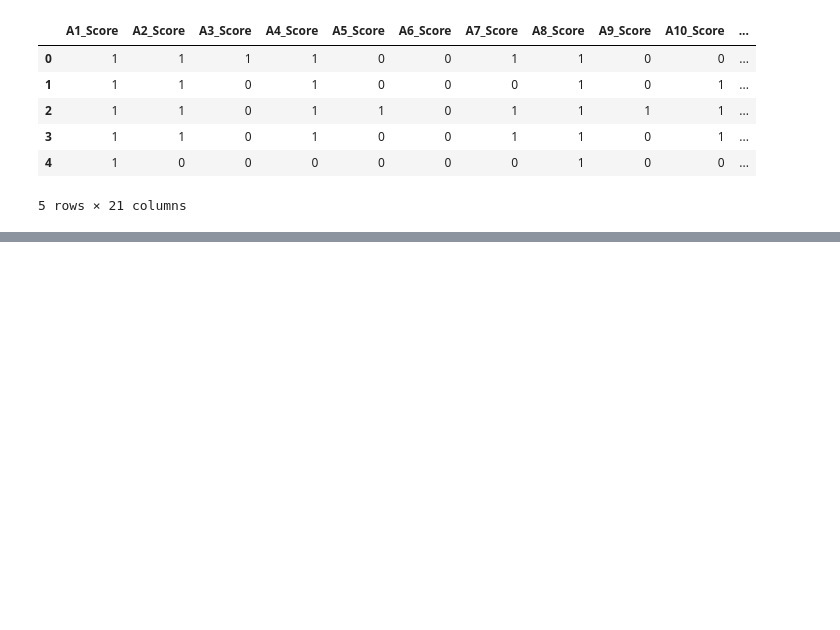
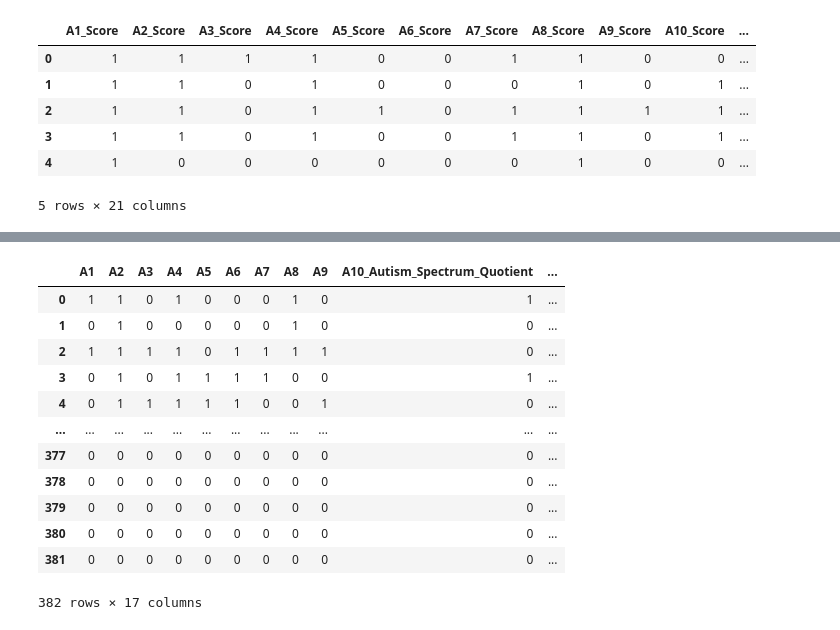
Before and after one commit to alexkatopodis/machine-learning-autism, a Jupyter notebook: initial.ipynb, the cells around one changed output, grey strips where cells are left out. Cells and saved outputs as stored; diff of their text form; code cells hidden in the pictures; blank space fills up the shorter version.

```diff
--- a/initial.ipynb
+++ b/initial.ipynb
@@ -41,0 +355,17 @@ data3.head()
+# %%
+df_young = imputed_data[(imputed_data['Age_Years'] >= 16) & (imputed_data['Age_Years'] <= 24)].reset_index().drop("index", axis=1)
+df_young
+# %% [output]
+|  | A1 | A2 | A3 | A4 | A5 | A6 | A7 | A8 | A9 | A10_Autism_Spectrum_Quotient | ... |
+| 0 | 1 | 1 | 0 | 1 | 0 | 0 | 0 | 1 | 0 | 1 | ... |
+| 1 | 0 | 1 | 0 | 0 | 0 | 0 | 0 | 1 | 0 | 0 | ... |
+| 2 | 1 | 1 | 1 | 1 | 0 | 1 | 1 | 1 | 1 | 0 | ... |
+| 3 | 0 | 1 | 0 | 1 | 1 | 1 | 1 | 0 | 0 | 1 | ... |
+| 4 | 0 | 1 | 1 | 1 | 1 | 1 | 0 | 0 | 1 | 0 | ... |
+| ... | ... | ... | ... | ... | ... | ... | ... | ... | ... | ... | ... |
+| 377 | 0 | 0 | 0 | 0 | 0 | 0 | 0 | 0 | 0 | 0 | ... |
+| 378 | 0 | 0 | 0 | 0 | 0 | 0 | 0 | 0 | 0 | 0 | ... |
+| 379 | 0 | 0 | 0 | 0 | 0 | 0 | 0 | 0 | 0 | 0 | ... |
+| 380 | 0 | 0 | 0 | 0 | 0 | 0 | 0 | 0 | 0 | 0 | ... |
+| 381 | 0 | 0 | 0 | 0 | 0 | 0 | 0 | 0 | 0 | 0 | ... |
+382 rows × 17 columns
```
Also changed, not shown: parts of 32 cells of this notebook, 4 other files.
